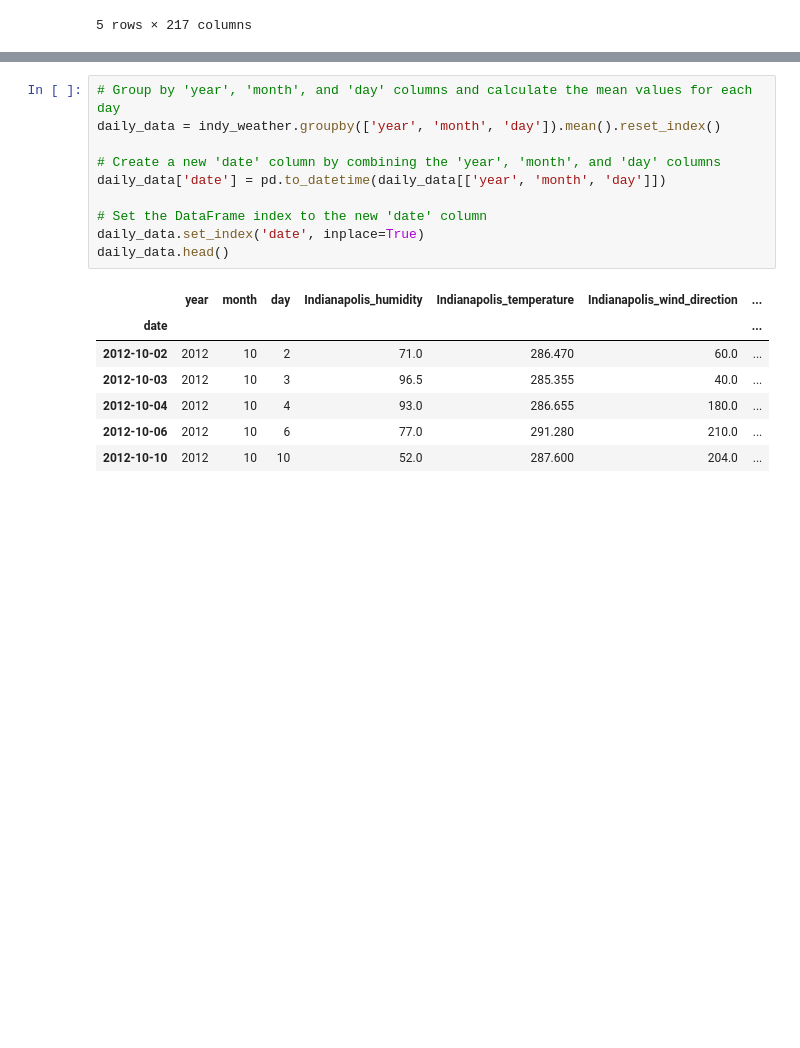
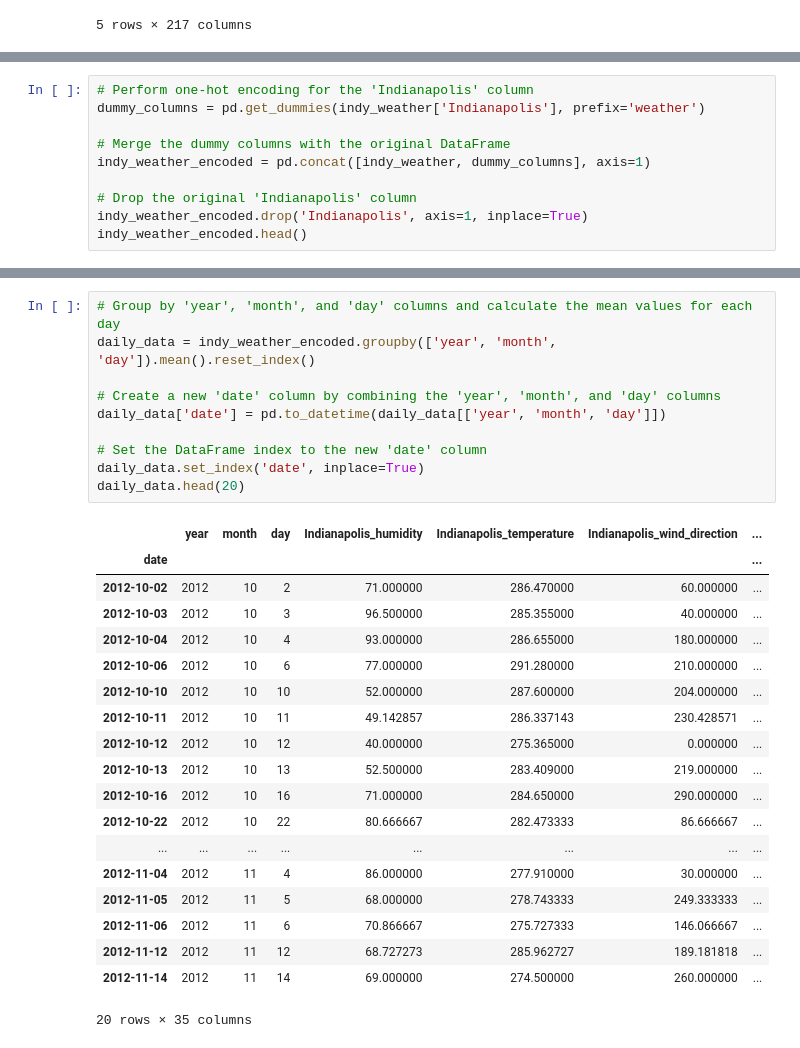
Before and after one commit to RyanBetz/WeatherProject, a Jupyter notebook: Weather_Predictions.ipynb, the cells around one changed output, grey strips where cells are left out. Cells and saved outputs as stored; diff of their text form; blank space fills up the shorter version.

```diff
--- a/Weather_Predictions.ipynb
+++ b/Weather_Predictions.ipynb
@@ -58,3 +58,13 @@ indy_weather.head()
 | 49 | 2012-10-03 13:00:00 | 93.0 | 285.56 | drizzle | 30.0 | ... |
 | 68 | 2012-10-04 08:00:00 | 93.0 | 286.86 | overcast clouds | 180.0 | ... |
 | 72 | 2012-10-04 12:00:00 | 93.0 | 286.45 | mist | 180.0 | ... |
+# %%
+# Perform one-hot encoding for the 'Indianapolis' column
+dummy_columns = pd.get_dummies(indy_weather['Indianapolis'], prefix='weather')
+
+# Merge the dummy columns with the original DataFrame
+indy_weather_encoded = pd.concat([indy_weather, dummy_columns], axis=1)
+
+# Drop the original 'Indianapolis' column
+indy_weather_encoded.drop('Indianapolis', axis=1, inplace=True)
+indy_weather_encoded.head()
@@ -61,21 +79,33 @@ indy_weather.head()
 # %%
 # Group by 'year', 'month', and 'day' columns and calculate the mean values for each day
-daily_data = indy_weather.groupby(['year', 'month', 'day']).mean().reset_index()
+daily_data = indy_weather_encoded.groupby(['year', 'month', 'day']).mean().reset_index()
 
 # Create a new 'date' column by combining the 'year', 'month', and 'day' columns
 daily_data['date'] = pd.to_datetime(daily_data[['year', 'month', 'day']])
 
 # Set the DataFrame index to the new 'date' column
 daily_data.set_index('date', inplace=True)
-daily_data.head()
+daily_data.head(20)
 # %% [output]
 |  | year | month | day | Indianapolis_humidity | Indianapolis_temperature | Indianapolis_wind_direction | ... |
 | date |  |  |  |  |  |  | ... |
-| 2012-10-02 | 2012 | 10 | 2 | 71.0 | 286.470 | 60.0 | ... |
-| 2012-10-03 | 2012 | 10 | 3 | 96.5 | 285.355 | 40.0 | ... |
-| 2012-10-04 | 2012 | 10 | 4 | 93.0 | 286.655 | 180.0 | ... |
-| 2012-10-06 | 2012 | 10 | 6 | 77.0 | 291.280 | 210.0 | ... |
-| 2012-10-10 | 2012 | 10 | 10 | 52.0 | 287.600 | 204.0 | ... |
+| 2012-10-02 | 2012 | 10 | 2 | 71.000000 | 286.470000 | 60.000000 | ... |
+| 2012-10-03 | 2012 | 10 | 3 | 96.500000 | 285.355000 | 40.000000 | ... |
+| 2012-10-04 | 2012 | 10 | 4 | 93.000000 | 286.655000 | 180.000000 | ... |
+| 2012-10-06 | 2012 | 10 | 6 | 77.000000 | 291.280000 | 210.000000 | ... |
+| 2012-10-10 | 2012 | 10 | 10 | 52.000000 | 287.600000 | 204.000000 | ... |
+| 2012-10-11 | 2012 | 10 | 11 | 49.142857 | 286.337143 | 230.428571 | ... |
+| 2012-10-12 | 2012 | 10 | 12 | 40.000000 | 275.365000 | 0.000000 | ... |
+| 2012-10-13 | 2012 | 10 | 13 | 52.500000 | 283.409000 | 219.000000 | ... |
+| 2012-10-16 | 2012 | 10 | 16 | 71.000000 | 284.650000 | 290.000000 | ... |
+| 2012-10-22 | 2012 | 10 | 22 | 80.666667 | 282.473333 | 86.666667 | ... |
+| ... | ... | ... | ... | ... | ... | ... | ... |
+| 2012-11-04 | 2012 | 11 | 4 | 86.000000 | 277.910000 | 30.000000 | ... |
+| 2012-11-05 | 2012 | 11 | 5 | 68.000000 | 278.743333 | 249.333333 | ... |
+| 2012-11-06 | 2012 | 11 | 6 | 70.866667 | 275.727333 | 146.066667 | ... |
+| 2012-11-12 | 2012 | 11 | 12 | 68.727273 | 285.962727 | 189.181818 | ... |
+| 2012-11-14 | 2012 | 11 | 14 | 69.000000 | 274.500000 | 260.000000 | ... |
+20 rows × 35 columns
 # %%
 # Map month values to season labels
 season_mapping = {
```
Also changed, not shown: parts of 7 cells of this notebook.
